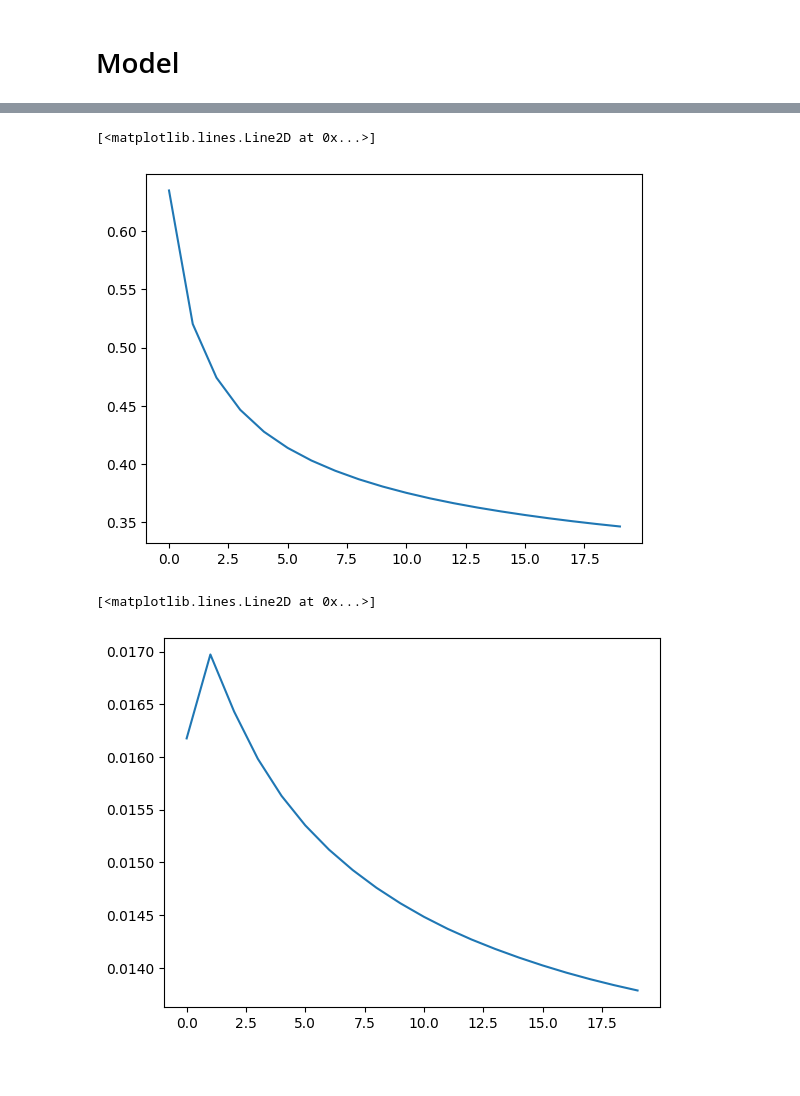
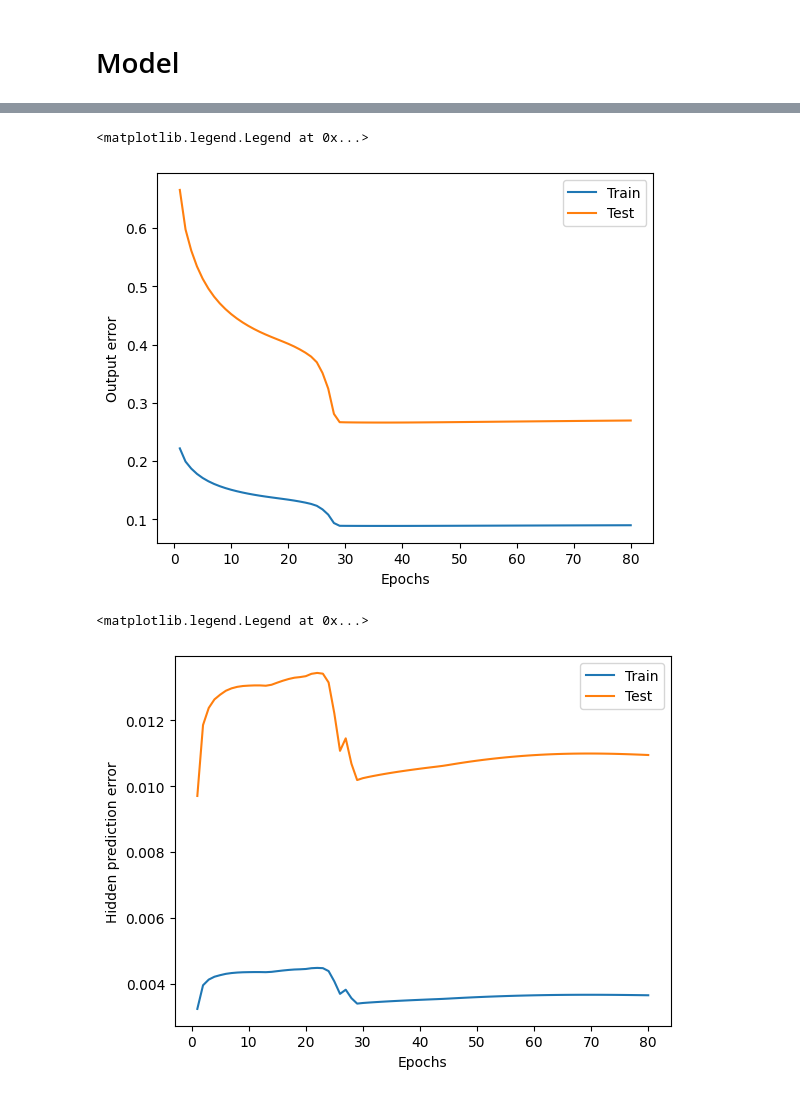
Before and after one commit to wtripp180901/BiologicalRNNs, a Jupyter notebook: PredictiveCodingRNN.ipynb, the cells around one changed output, grey strips where cells are left out. Drawn from its saved outputs; the diff is of its cells as text; code cells hidden in the pictures; blank space fills up the shorter version.

```diff
--- a/PredictiveCodingRNN.ipynb
+++ b/PredictiveCodingRNN.ipynb
@@ -5,7 +5,7 @@ import random
 # %% [markdown]
 # Input Data
 # %%
-sample_count = 64
+sample_count = 80
 vals_per_sample = 90
 
 mean_drift = 0.01
@@ -128,10 +152,18 @@ plt.plot(np.arange(90),sequence)
 # %%
-plt.plot(np.arange(epochs),avg_loss)
+plt.ylabel("Output error")
+plt.xlabel("Epochs")
+plt.plot(np.arange(1,len(output_loss)+1),output_loss,label="Train")
+plt.plot(np.arange(1,len(output_loss)+1),test_output_loss,label="Test")
+plt.legend()
 # %% [output]
-[<matplotlib.lines.Line2D at 0x...>]
+<matplotlib.legend.Legend at 0x...>
-[figure, old version]
+[figure, new version]
 # %%
-plt.plot(np.arange(epochs),avg_pred_loss)
+plt.ylabel("Hidden prediction error")
+plt.xlabel("Epochs")
+plt.plot(np.arange(1,len(hidden_loss)+1),hidden_loss,label="Train")
+plt.plot(np.arange(1,len(test_hidden_loss)+1),test_hidden_loss,label="Test")
+plt.legend()
 # %% [output]
-[<matplotlib.lines.Line2D at 0x...>]
+<matplotlib.legend.Legend at 0x...>
-[figure, old version]
+[figure, new version]
```
Also changed, not shown: parts of 5 cells of this notebook.
